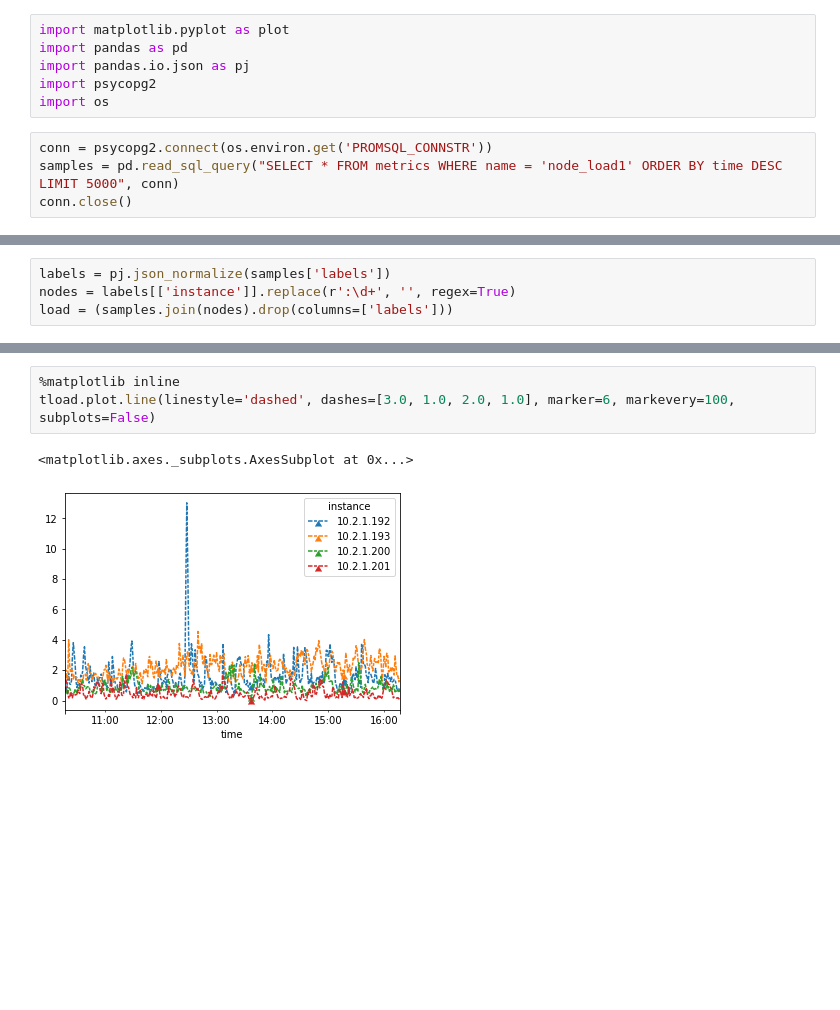
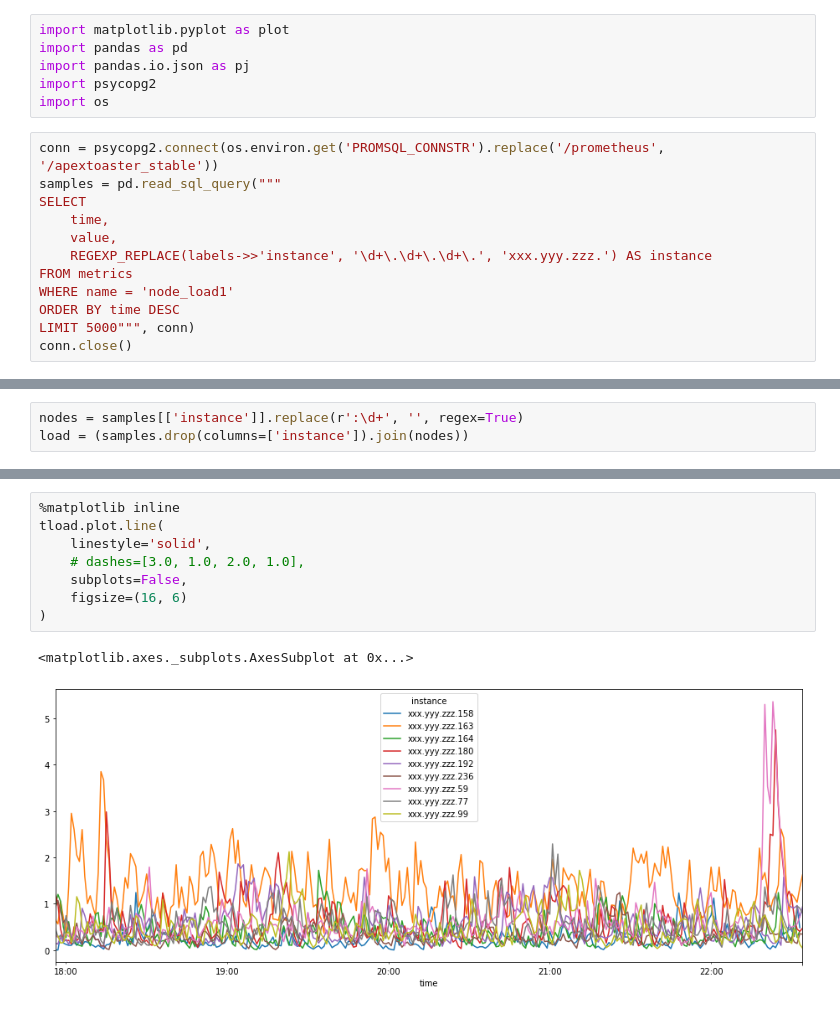
Before and after one commit to ssube/prometheus-sql-adapter, a Jupyter notebook: jupyter/instance_load.ipynb, the cells around one changed output, grey strips where cells are left out. Cells and saved outputs as stored; diff of their text form; blank space fills up the shorter version.

Commit message:
fix(jupyter): update instance load notebook to remove IP prefix

```diff
--- a/jupyter/instance_load.ipynb
+++ b/jupyter/instance_load.ipynb
@@ -5,8 +5,16 @@ import pandas.io.json as pj
 import psycopg2
 import os
 # %%
-conn = psycopg2.connect(os.environ.get('PROMSQL_CONNSTR'))
-samples = pd.read_sql_query("SELECT * FROM metrics WHERE name = 'node_load1' ORDER BY time DESC LIMIT 5000", conn)
+conn = psycopg2.connect(os.environ.get('PROMSQL_CONNSTR').replace('/prometheus', '/apextoaster_stable'))
+samples = pd.read_sql_query("""
+SELECT
+    time,
+    value,
+    REGEXP_REPLACE(labels->>'instance', '\d+\.\d+\.\d+\.', 'xxx.yyy.zzz.') AS instance
+FROM metrics
+WHERE name = 'node_load1'
+ORDER BY time DESC
+LIMIT 5000""", conn)
 conn.close()
 # %%
 print(samples.head(5))
@@ -27,7 +28,6 @@ print(samples.head(5))
 # %%
-labels = pj.json_normalize(samples['labels'])
-nodes = labels[['instance']].replace(r':\d+', '', regex=True)
-load = (samples.join(nodes).drop(columns=['labels']))
+nodes = samples[['instance']].replace(r':\d+', '', regex=True)
+load = (samples.drop(columns=['instance']).join(nodes))
 # %%
 print(load.head(5))
 # %% [output]
@@ -74,6 +74,11 @@ time
 # %%
 %matplotlib inline
-tload.plot.line(linestyle='dashed', dashes=[3.0, 1.0, 2.0, 1.0], marker=6, markevery=100, subplots=False)
+tload.plot.line(
+    linestyle='solid',
+    # dashes=[3.0, 1.0, 2.0, 1.0],
+    subplots=False,
+    figsize=(16, 6)
+)
 # %% [output]
 <matplotlib.axes._subplots.AxesSubplot at 0x...>
-[figure, old version]
+[figure, new version]
```
Also changed, not shown: parts of 4 cells of this notebook.
